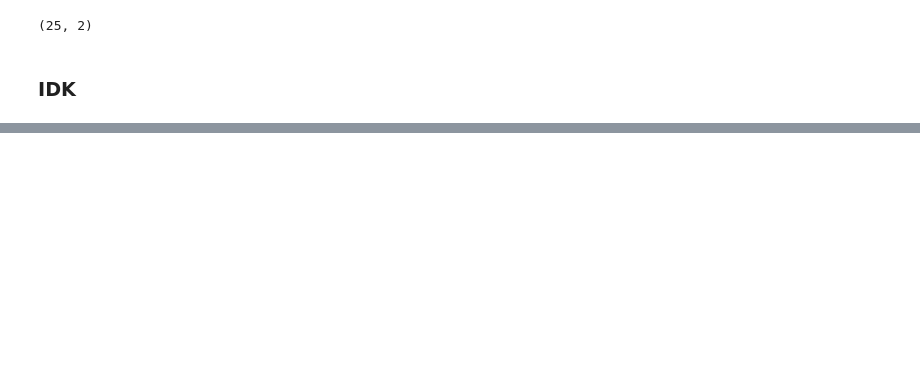
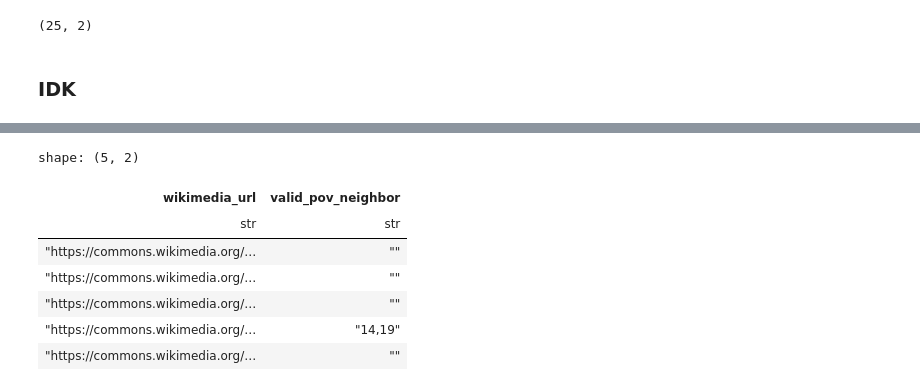
Before and after one commit to fhrzn/multi-pov-ir, a Jupyter notebook: notebook/pov-preprocess.ipynb, the cells around one changed output, grey strips where cells are left out. Saved outputs shown, nothing was run; the diff lists cells and outputs as text; code cells hidden in the pictures; blank space fills up the shorter version.

```diff
--- a/notebook/pov-preprocess.ipynb
+++ b/notebook/pov-preprocess.ipynb
@@ -547,0 +589,12 @@ shape: (6, 2)
+# %%
+relation = pl.read_csv("../dataset/csv/tower_entity_to_cluster.csv")
+relation.head()
+# %% [output]
+shape: (5, 2)
+| wikimedia_url | valid_pov_neighbor |
+| str | str |
+| "https://commons.wikimedia.org/… | "" |
+| "https://commons.wikimedia.org/… | "" |
+| "https://commons.wikimedia.org/… | "" |
+| "https://commons.wikimedia.org/… | "14,19" |
+| "https://commons.wikimedia.org/… | "" |
```
Also changed, not shown: parts of 13 cells of this notebook, 11 other files.
